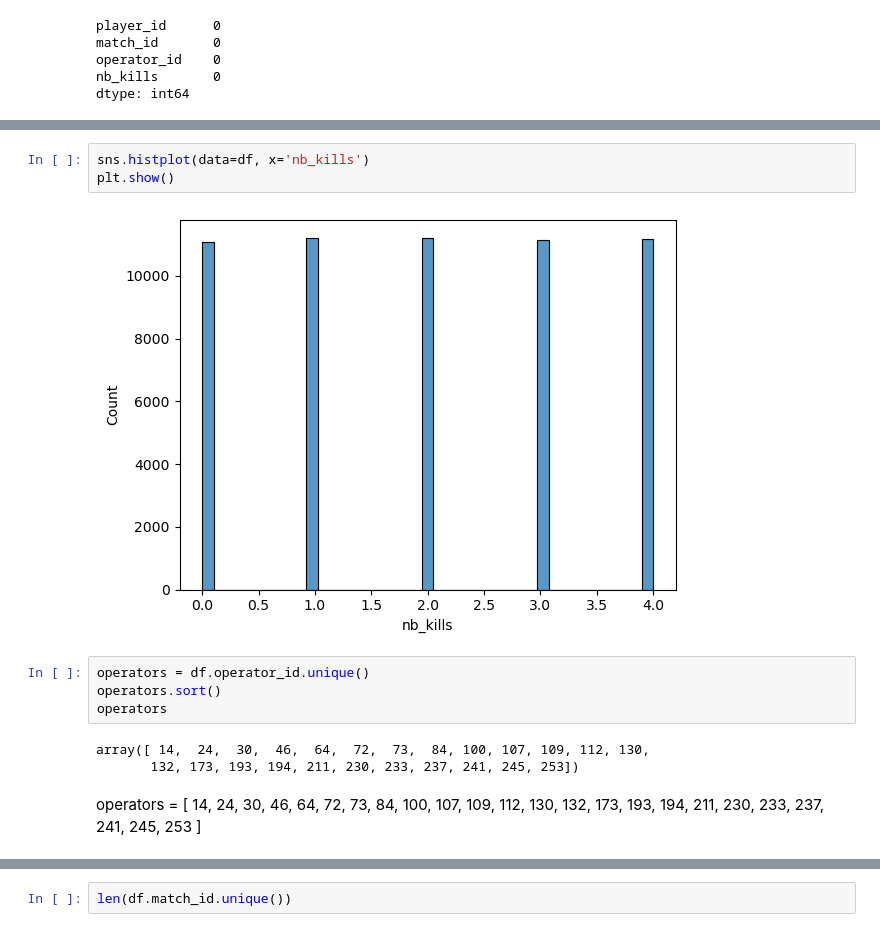
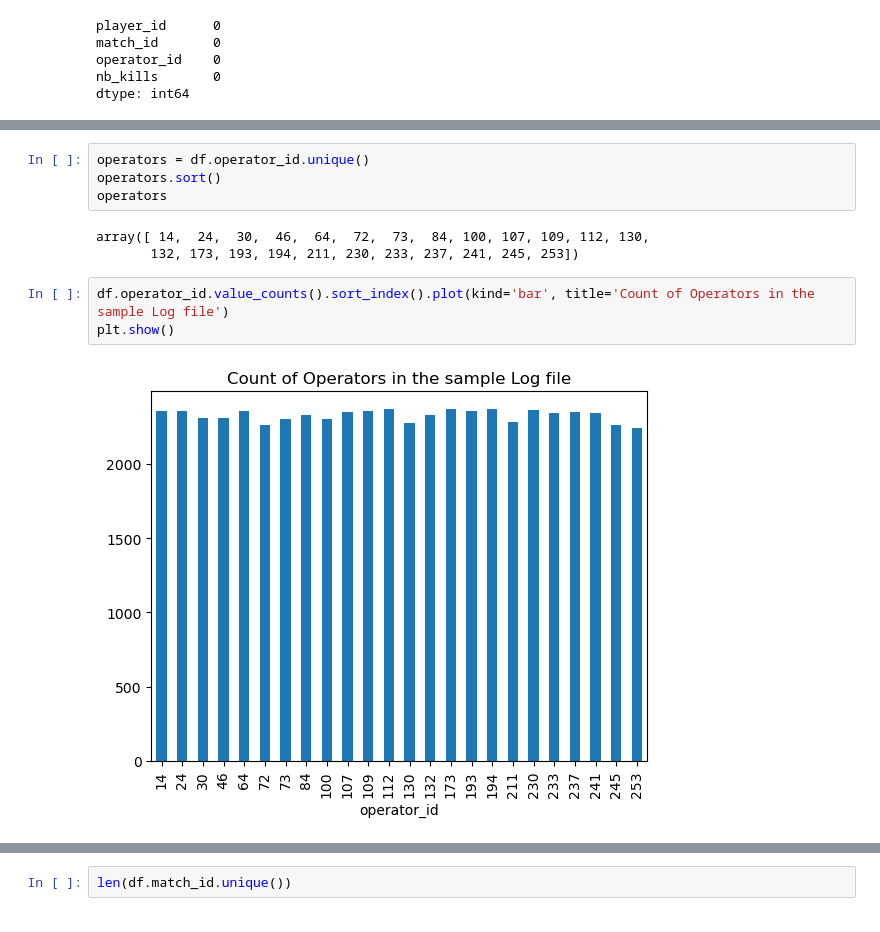
Before and after one commit to Martin-Labenne/software-dev-ml-takehome, a Jupyter notebook: exploration.ipynb, the cells around one changed output, grey strips where cells are left out. Drawn from its saved outputs; the diff is of its cells as text.

```diff
--- a/exploration.ipynb
+++ b/exploration.ipynb
@@ -40,8 +21,3 @@ Name: count, dtype: int64
-# %%
-sns.histplot(data=df, x='nb_kills')
-plt.show()
-# %% [output]
-[figure, removed]
 # %%
 operators = df.operator_id.unique()
 operators.sort()
@@ -49,8 +25,11 @@ operators
 # %% [output]
 array([ 14,  24,  30,  46,  64,  72,  73,  84, 100, 107, 109, 112, 130,
        132, 173, 193, 194, 211, 230, 233, 237, 241, 245, 253])
-# %% [markdown]
-operators = [ 14,  24,  30,  46,  64,  72,  73,  84, 100, 107, 109, 112, 130, 132, 173, 193, 194, 211, 230, 233, 237, 241, 245, 253 ]
+# %%
+df.operator_id.value_counts().sort_index().plot(kind='bar', title='Count of Operators in the sample Log file')
+plt.show()
+# %% [output]
+[figure, added]
 # %%
 operators_mean_kills = df[['operator_id', 'nb_kills']].groupby('operator_id').mean()
 operators_mean_kills.sort_values(by='nb_kills')
```
Also changed, not shown: parts of 26 cells of this notebook.
